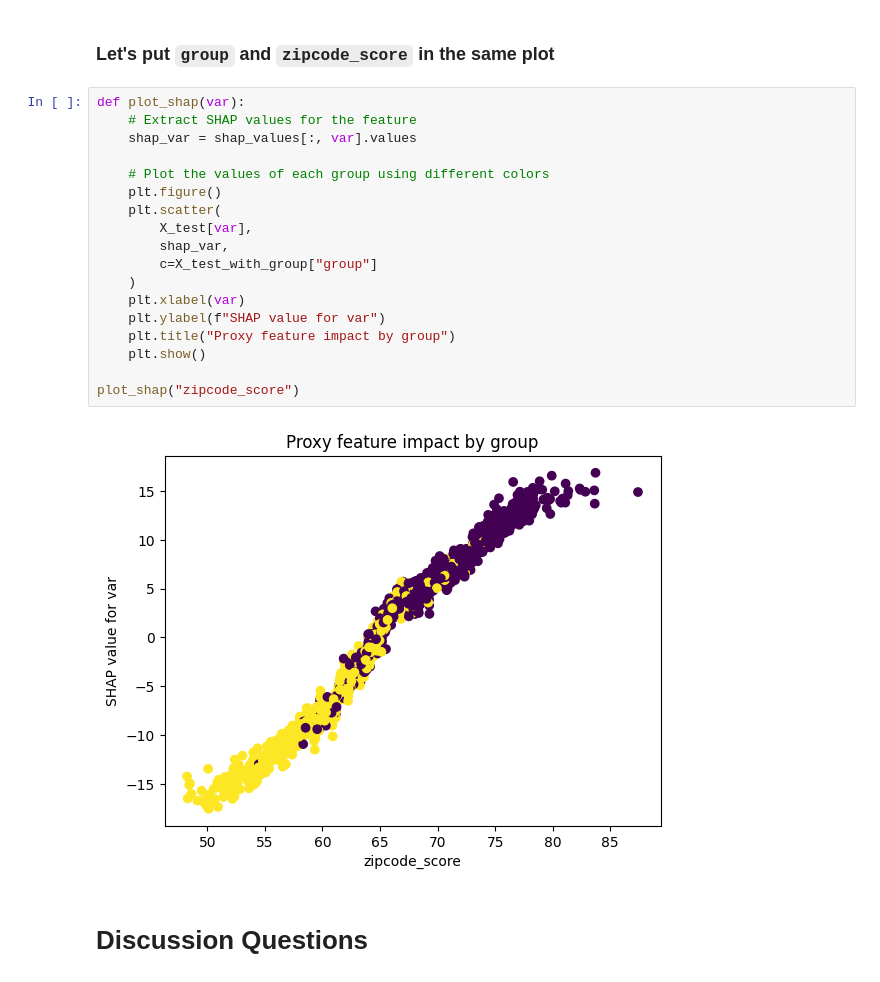
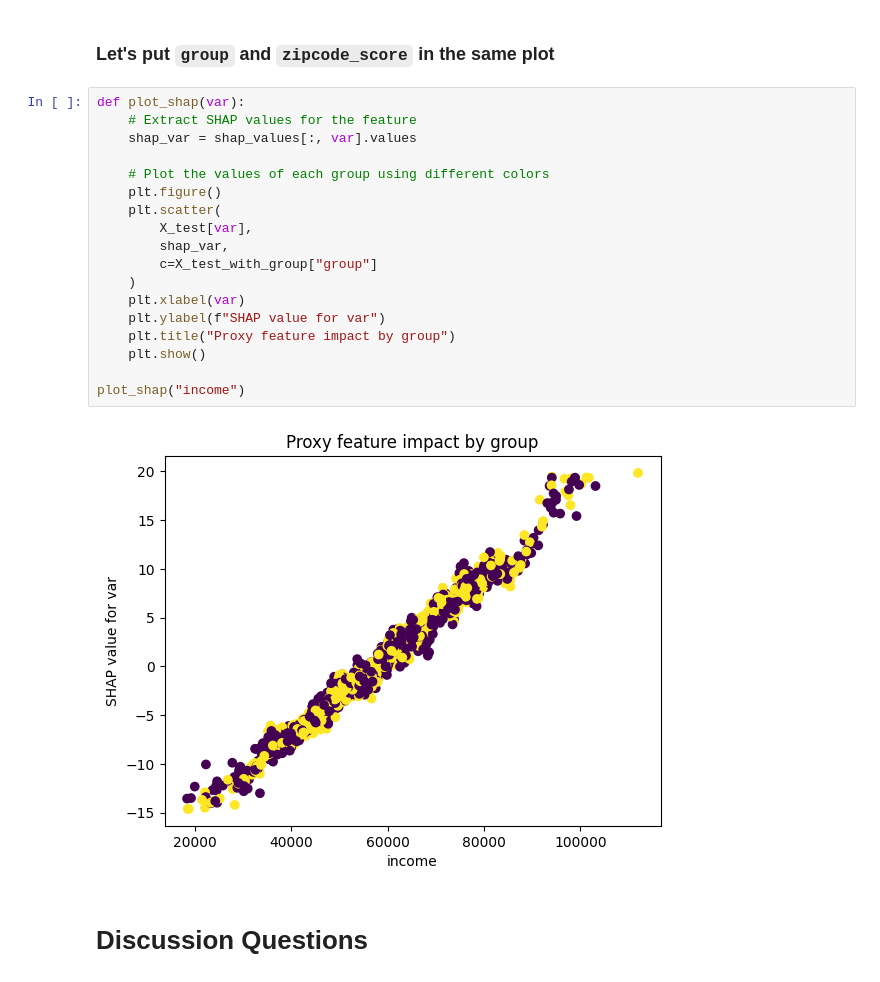
Before and after one commit to JustinMorneau/UCONN_CSE3000, a Jupyter notebook: mod04_bias.ipynb, the cells around one changed output. Drawn from its saved outputs; the diff is of its cells as text.

Commit message:
Finished HW Module 4 analyzing model bias using SHAP

```diff
--- a/mod04_bias.ipynb
+++ b/mod04_bias.ipynb
@@ -69,23 +69,23 @@ shap_df.groupby("group").mean()
 # %%
 def plot_shap(var):
     # Extract SHAP values for the feature
     shap_var = shap_values[:, var].values
 
     # Plot the values of each group using different colors
     plt.figure()
     plt.scatter(
         X_test[var],
         shap_var,
         c=X_test_with_group["group"]
     )
     plt.xlabel(var)
     plt.ylabel(f"SHAP value for var")
     plt.title("Proxy feature impact by group")
     plt.show()
 
-plot_shap("zipcode_score")
+plot_shap("income")
 # %% [output]
-[figure, old version]
+[figure, new version]
 # %% [markdown]
 # Discussion Questions
 # %% [markdown]
```
Also changed, not shown: parts of 5 cells of this notebook.
